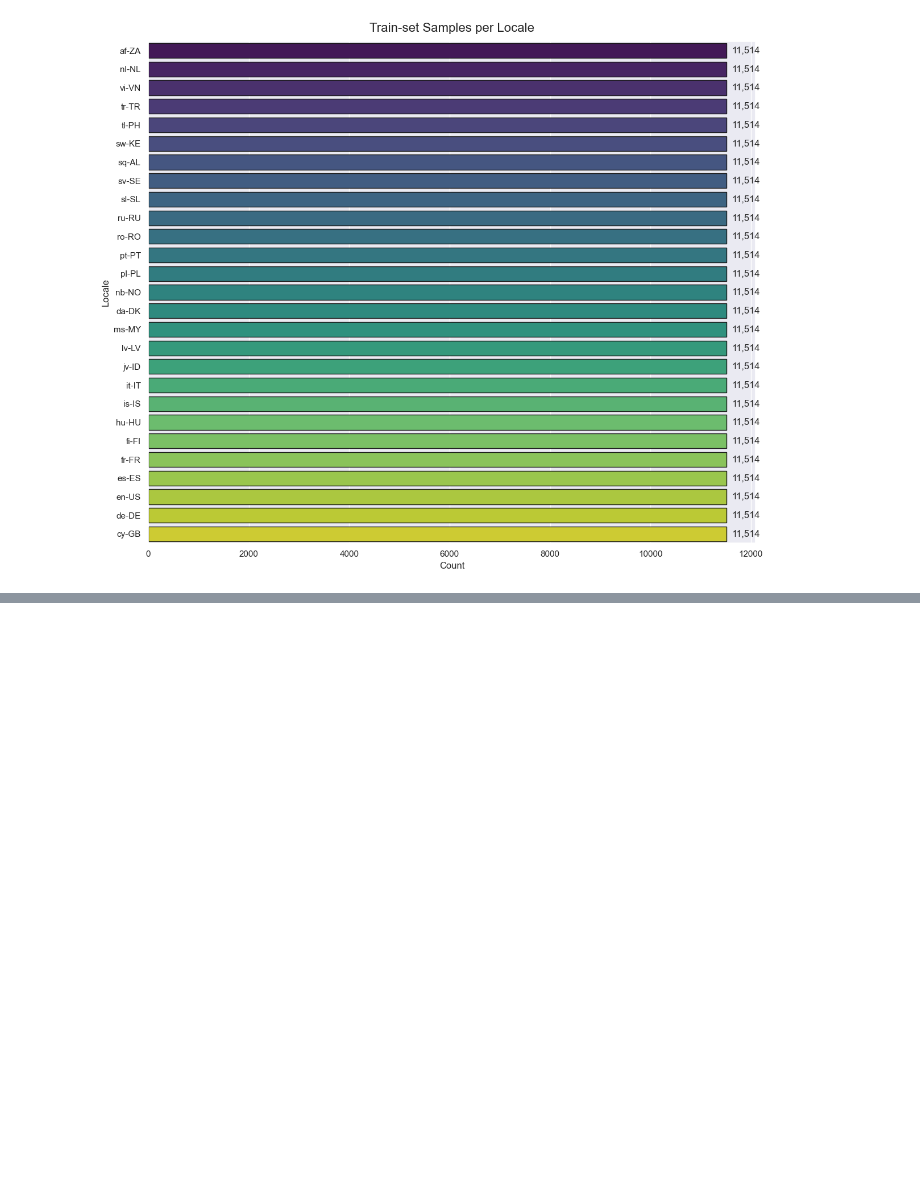
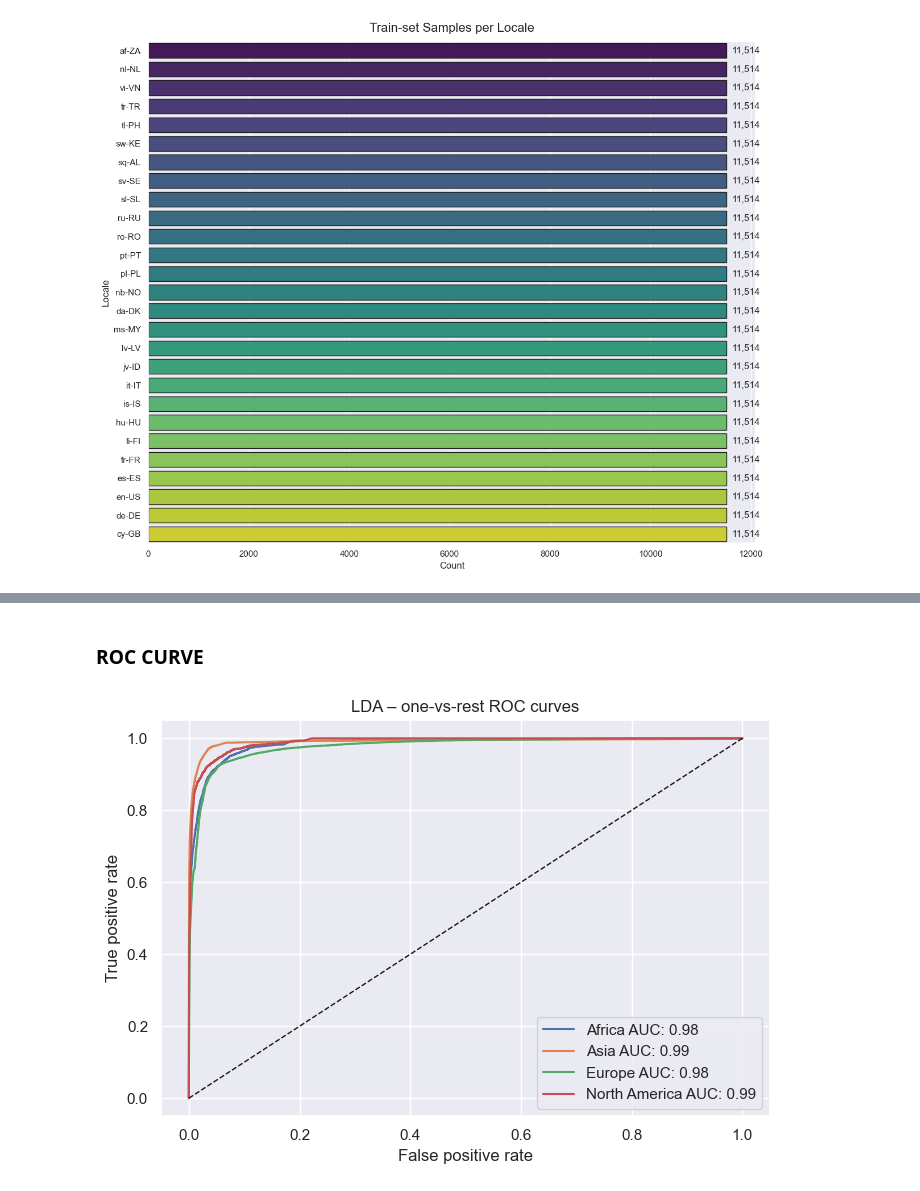
Before and after one commit to Sonalikasingh17/Multilingual-Language-Classifier, a Jupyter notebook: Multilingual_Language_Classifier.ipynb, the cells around one changed output, grey strips where cells are left out. Cells and saved outputs as stored; diff of their text form; code cells hidden in the pictures; blank space fills up the shorter version.

```diff
--- a/Multilingual_Language_Classifier.ipynb
+++ b/Multilingual_Language_Classifier.ipynb
@@ -230,13 +295,27 @@ print("QDA Test acc      :", accuracy_score(test_df.continent, qda.predict(X_tes
-# %%
-# ROC curve for LDA (one-vs-rest)
-
-from sklearn.preprocessing import label_binarize
-classes = ["Africa","Asia","Europe","North America"]
-y_val_bin = label_binarize(val_df.continent, classes)
-y_score   = lda.predict_proba(X_val_r)
-fig3 = plt.figure(figsize=(6,4))
-for i,c in enumerate(classes):
-    fpr,tpr,_ = roc_curve(y_val_bin[:,i], y_score[:,i])
-    plt.plot(fpr,tpr,label=f"{c} AUC:{auc(fpr,tpr):.2f}")
-plt.plot([0,1],[0,1],'k--'); plt.legend(); plt.title("LDA ROC curves"); plt.tight_layout()
-fig3.savefig(ARTIFACTS/"lda_roc.png"); plt.close()
+# %% [markdown]
+### **ROC CURVE**
+# %%
+#  ROC curve for LDA (one-vs-rest)
+
+classes = ["Africa", "Asia", "Europe", "North America"]
+
+# keyword-only arg in sklearn ≥1.4
+y_val_bin = label_binarize(val_df.continent, classes=classes)
+y_score   = lda.predict_proba(X_val_r)
+
+fig5, ax = plt.subplots(figsize=(7, 5))
+for i, c in enumerate(classes):
+    fpr, tpr, _ = roc_curve(y_val_bin[:, i], y_score[:, i])
+    ax.plot(fpr, tpr, label=f"{c} AUC: {auc(fpr, tpr):.2f}")
+
+ax.plot([0, 1], [0, 1], "k--", lw=1)
+ax.set_title("LDA – one-vs-rest ROC curves")
+ax.set_xlabel("False positive rate")
+ax.set_ylabel("True positive rate")
+ax.legend(loc="lower right")
+plt.tight_layout()
+
+fig5.savefig(ARTIFACTS / "lda_roc.png", dpi=300)
+plt.show()
+# %% [output]
+[figure, added]
```
Also changed, not shown: parts of 23 cells of this notebook, 7 other files.
